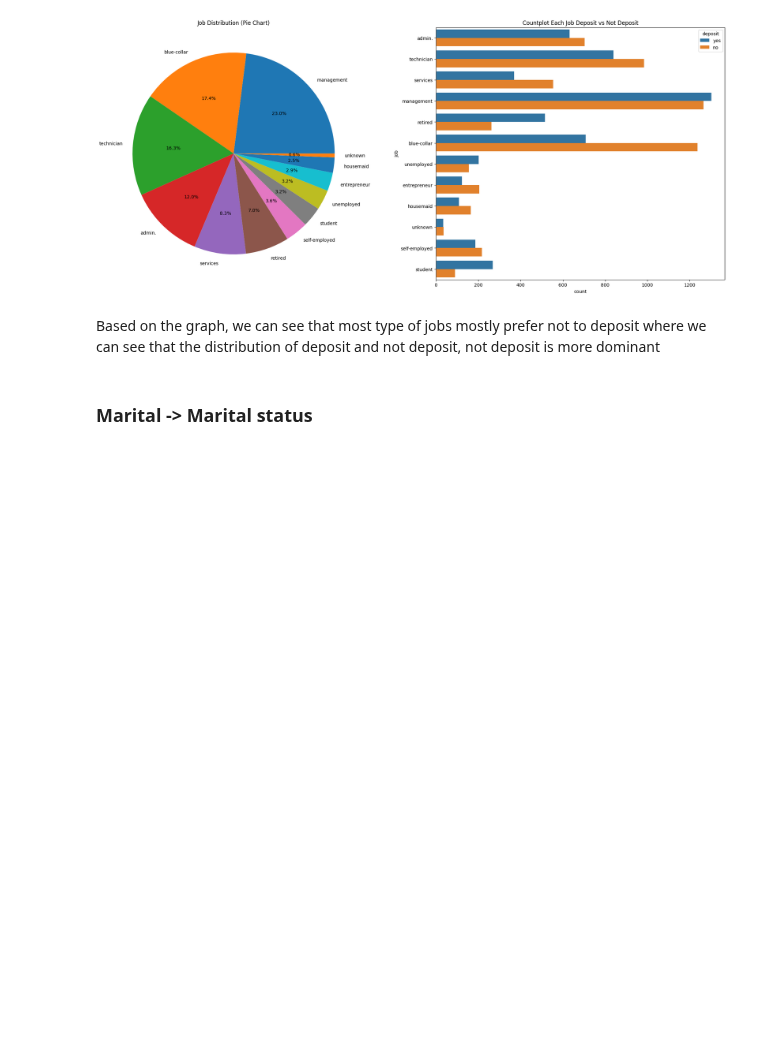
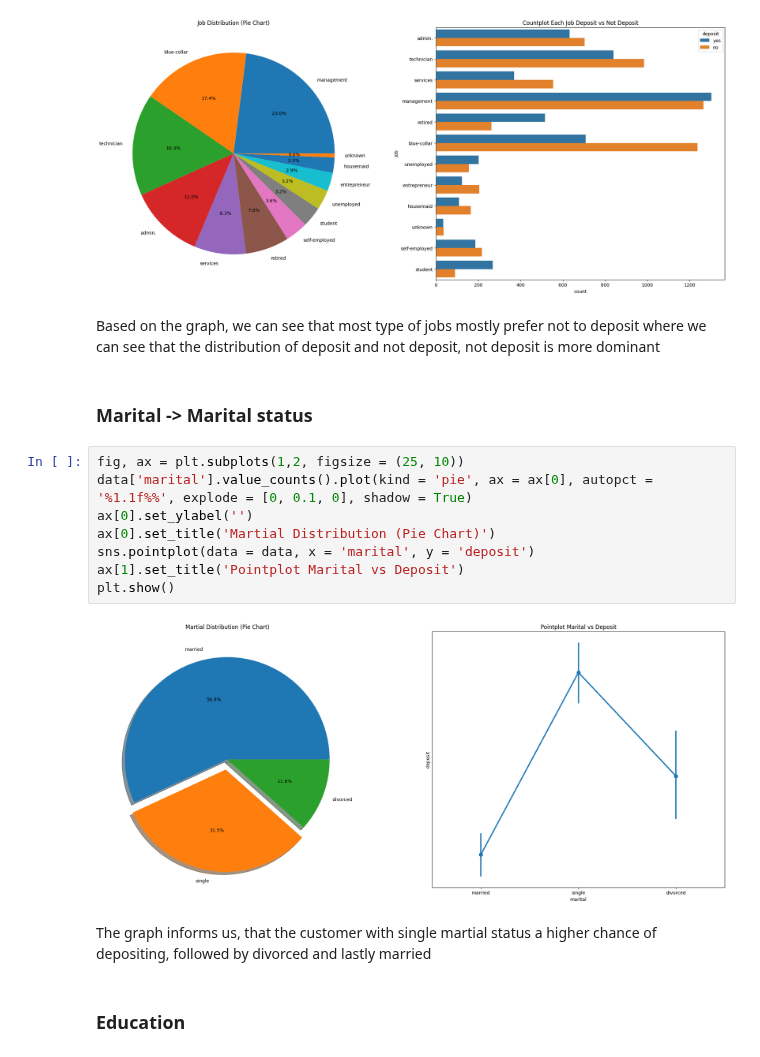
Before and after one commit to JonathanSuryaS/AOL---Machine-Learning, a Jupyter notebook: dubai.ipynb, the cells around one changed output. Saved outputs shown, nothing was run; the diff lists cells and outputs as text; blank space fills up the shorter version.

```diff
--- a/dubai.ipynb
+++ b/dubai.ipynb
@@ -145,3 +145,17 @@ plt.show()
 Based on the graph, we can see that most type of jobs mostly prefer not to deposit where we can see that the distribution of deposit and not deposit, not deposit is more dominant
 # %% [markdown]
 ### Marital -> Marital status
+# %%
+fig, ax = plt.subplots(1,2, figsize = (25, 10))
+data['marital'].value_counts().plot(kind = 'pie', ax = ax[0], autopct = '%1.1f%%', explode = [0, 0.1, 0], shadow = True)
+ax[0].set_ylabel('')
+ax[0].set_title('Martial Distribution (Pie Chart)')
+sns.pointplot(data = data, x = 'marital', y = 'deposit')
+ax[1].set_title('Pointplot Marital vs Deposit')
+plt.show()
+# %% [output]
+[figure, added]
+# %% [markdown]
+The graph informs us, that the customer with single martial status a higher chance of depositing, followed by divorced and lastly married
+# %% [markdown]
+### Education
```
